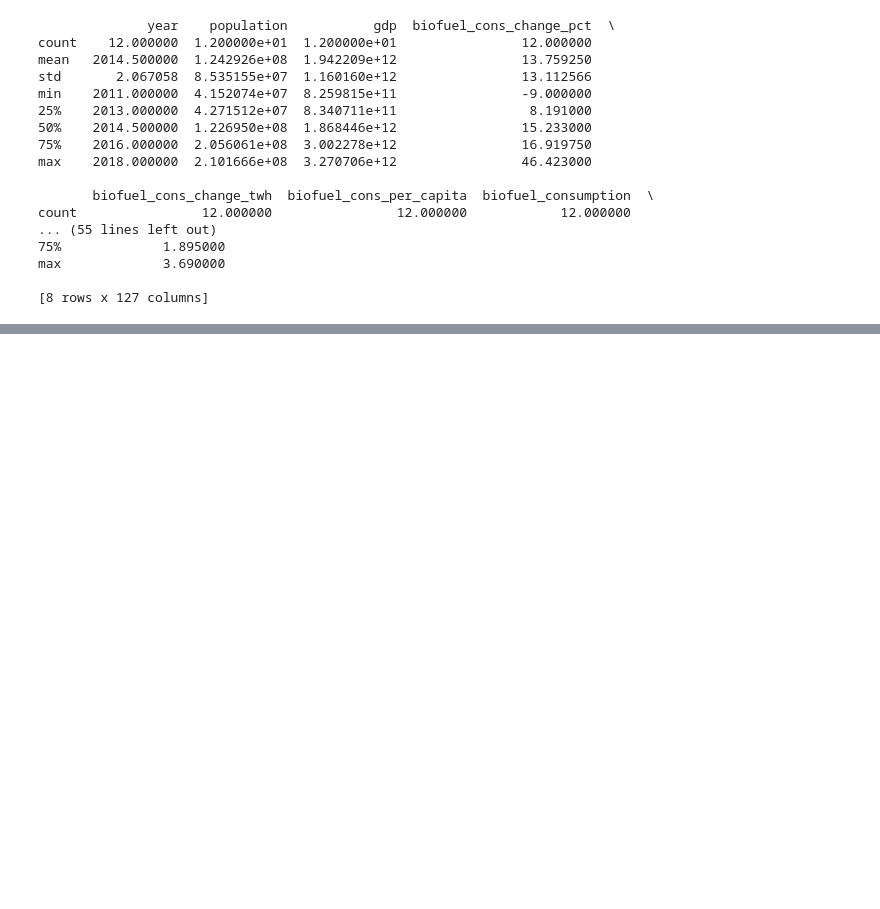
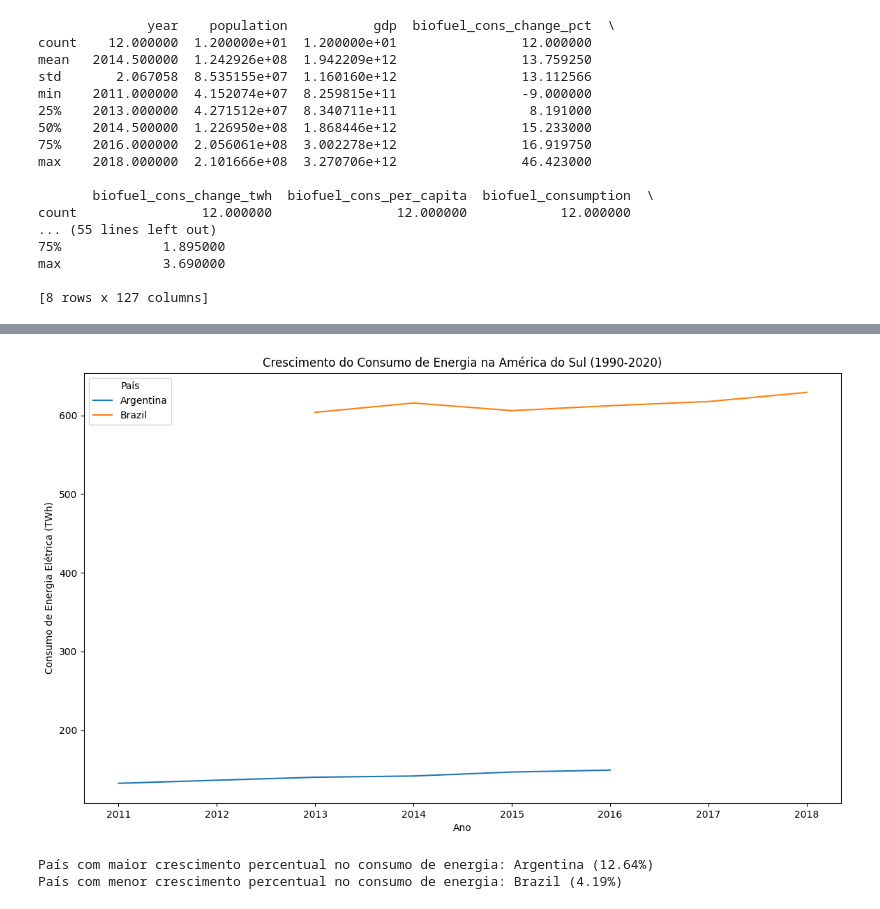
Before and after one commit to claytontey/DS_Unesp, a Jupyter notebook: Work_Git/Pedro_Roratto/WorkGit/ex_estatistica1.ipynb, the cells around one changed output, grey strips where cells are left out. Drawn from its saved outputs; the diff is of its cells as text; code cells hidden in the pictures; blank space fills up the shorter version.

```diff
--- a/Work_Git/Pedro_Roratto/WorkGit/ex_estatistica1.ipynb
+++ b/Work_Git/Pedro_Roratto/WorkGit/ex_estatistica1.ipynb
@@ -67,0 +99,33 @@ max             3.690000
+# %%
+df_SA = df_SA[(df_SA['year'] >= 1990) & (df_SA['year'] <= 2020)]
+
+plt.figure(figsize=(14, 8))
+sns.lineplot(data=df_SA, x='year', y='electricity_demand', hue='country')
+plt.title('Crescimento do Consumo de Energia na América do Sul (1990-2020)')
+plt.xlabel('Ano')
+plt.ylabel('Consumo de Energia Elétrica (TWh)')
+plt.legend(title='País')
+plt.show()
+
+df_SA['growth_rate'] = df_SA.groupby('country')['electricity_demand'].pct_change() * 100
+
+def calcular_crescimento_total(grupo):
+    primeiro_ano = grupo['year'].min()
+    ultimo_ano = grupo['year'].max()
+    consumo_inicial = grupo[grupo['year'] == primeiro_ano]['electricity_demand'].values[0]
+    consumo_final = grupo[grupo['year'] == ultimo_ano]['electricity_demand'].values[0]
+    crescimento_total = ((consumo_final - consumo_inicial) / consumo_inicial) * 100
+    return crescimento_total
+
+growth_total = df_SA.groupby('country').apply(calcular_crescimento_total).reset_index()
+growth_total.columns = ['country', 'total_growth']
+
+maior_crescimento = growth_total.loc[growth_total['total_growth'].idxmax()]
+menor_crescimento = growth_total.loc[growth_total['total_growth'].idxmin()]
+
+print(f"País com maior crescimento percentual no consumo de energia: {maior_crescimento['country']} ({maior_crescimento['total_growth']:.2f}%)")
+print(f"País com menor crescimento percentual no consumo de energia: {menor_crescimento['country']} ({menor_crescimento['total_growth']:.2f}%)")
+# %% [output]
+[figure, added]
+País com maior crescimento percentual no consumo de energia: Argentina (12.64%)
+País com menor crescimento percentual no consumo de energia: Brazil (4.19%)
```
Also changed, not shown: parts of 6 cells of this notebook.
